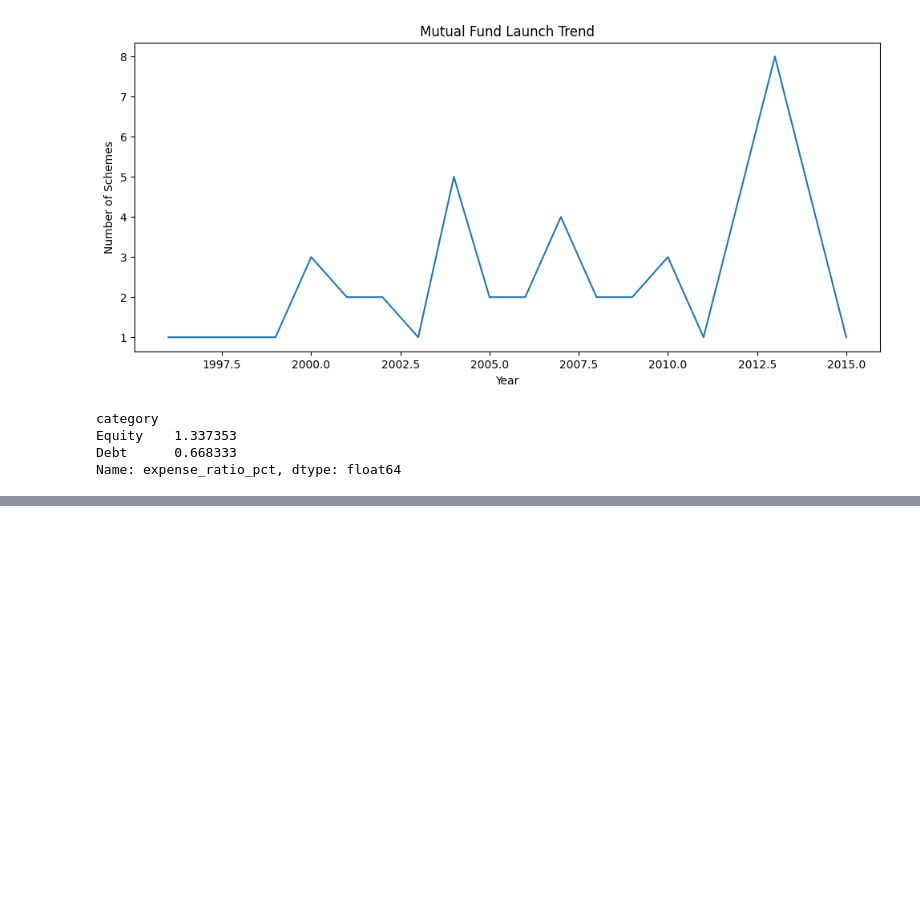
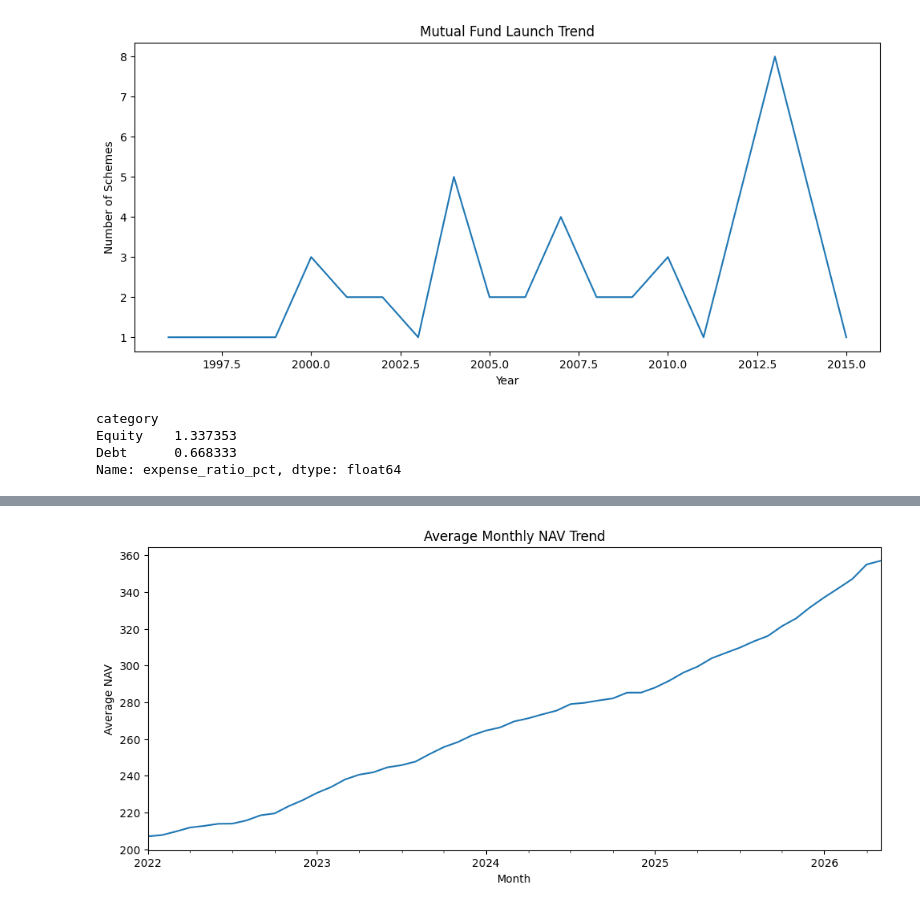
Before and after one commit to samireddynarasimhareddy/bluestock_mf_capstone, a Jupyter notebook: notebooks/01_EDA.ipynb, the cells around one changed output, grey strips where cells are left out. Drawn from its saved outputs; the diff is of its cells as text; code cells hidden in the pictures; blank space fills up the shorter version.

```diff
--- a/notebooks/01_EDA.ipynb
+++ b/notebooks/01_EDA.ipynb
@@ -341,0 +435,10 @@ Name: expense_ratio_pct, dtype: float64
+# %%
+monthly_nav = (
+    nav_history
+    .groupby(
+        nav_history['date'].dt.to_period('M')
+    )['nav']
+    .mean()
+)
+
+monthly_nav.head()
@@ -341,0 +453,13 @@ Name: expense_ratio_pct, dtype: float64
+# %%
+plt.figure(figsize=(12,5))
+
+monthly_nav.plot()
+
+plt.title("Average Monthly NAV Trend")
+
+plt.xlabel("Month")
+plt.ylabel("Average NAV")
+
+plt.show()
+# %% [output]
+[figure, added]
```
Also changed, not shown: parts of 51 cells of this notebook.
